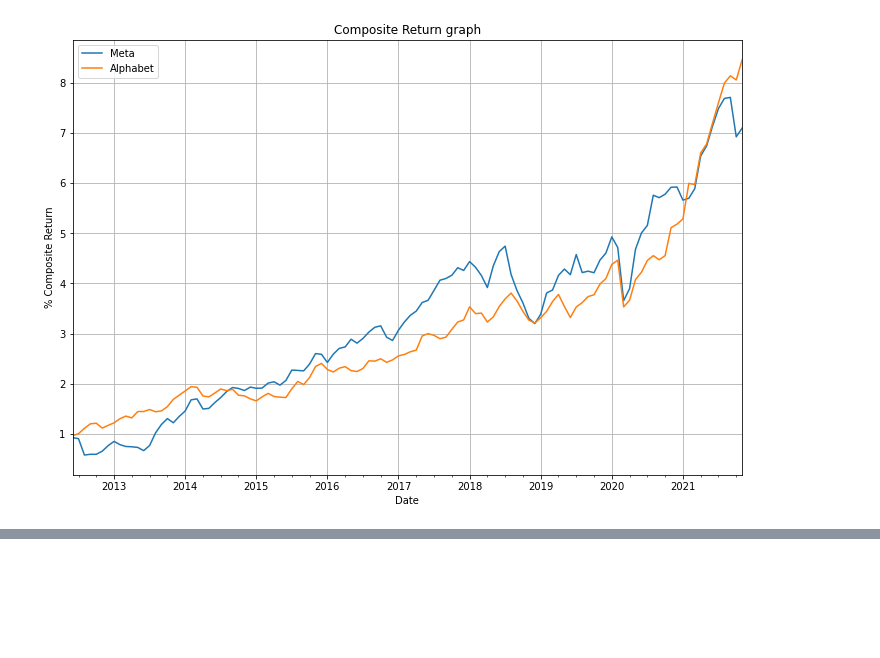
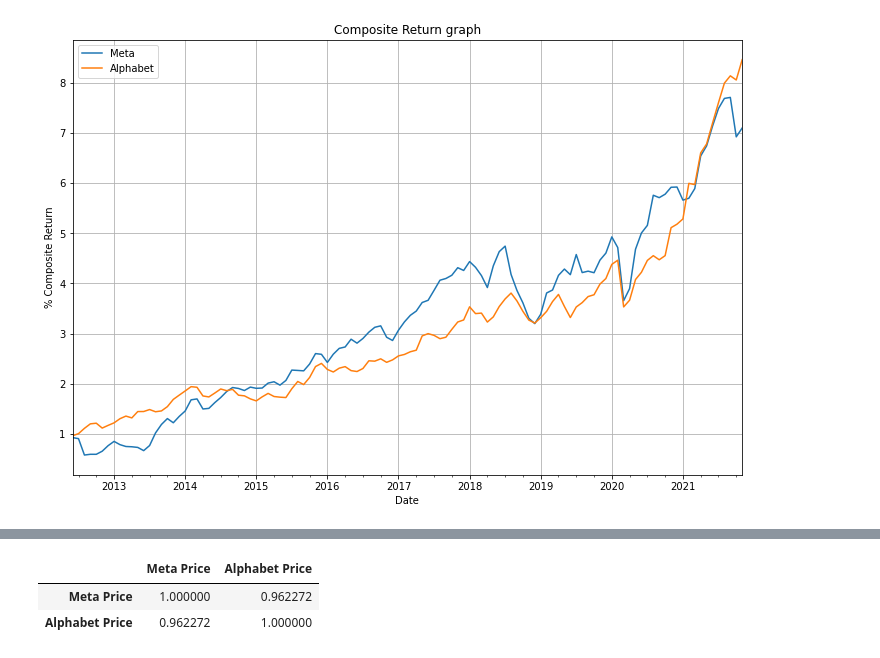
Before and after one commit to tommcamm/BISF-Project, a Jupyter notebook: python/Notebook del progetto.ipynb, the cells around one changed output, grey strips where cells are left out. Saved outputs shown, nothing was run; the diff lists cells and outputs as text; code cells hidden in the pictures; blank space fills up the shorter version.

```diff
--- a/python/Notebook del progetto.ipynb
+++ b/python/Notebook del progetto.ipynb
@@ -188,0 +207,7 @@ plt.show()
+# %%
+# Calcoliamo ora la correlazione utilizzando la funzione interna di pandas
+adj_close_tecno.corr()
+# %% [output]
+|  | Meta Price | Alphabet Price |
+| Meta Price | 1.000000 | 0.962272 |
+| Alphabet Price | 0.962272 | 1.000000 |
```
Also changed, not shown: parts of 3 cells of this notebook, 3 other files.
